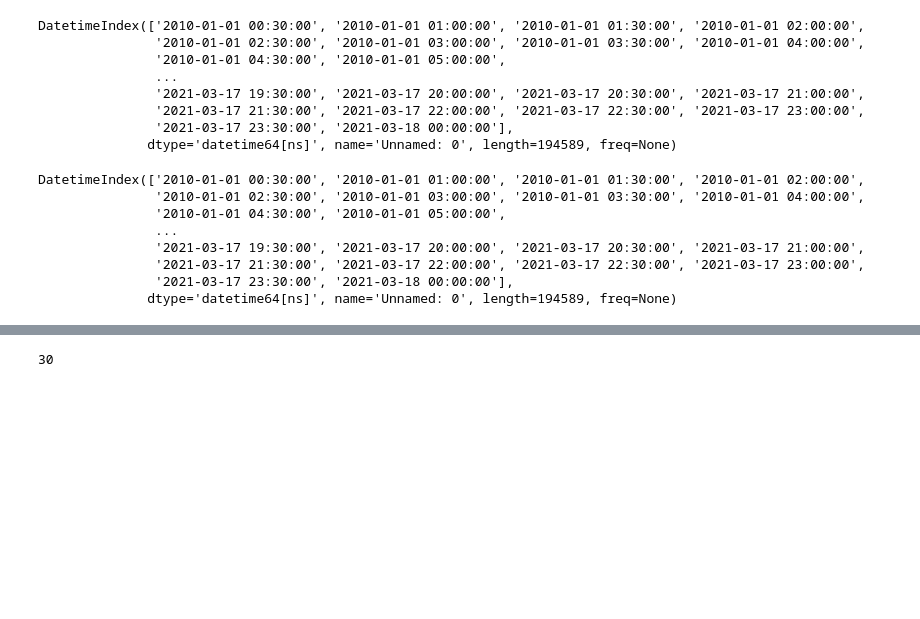
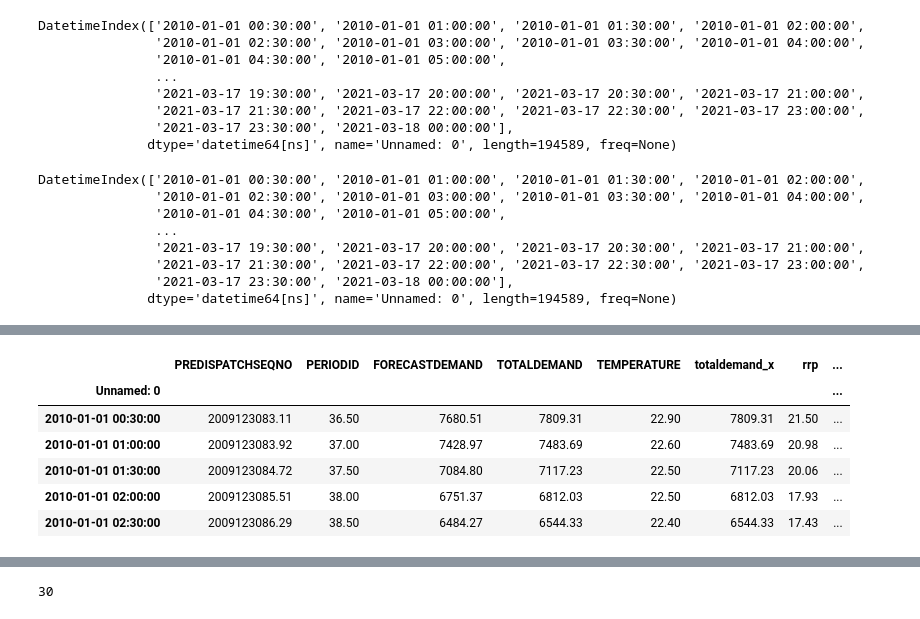
Before and after one commit to mkingopng/electricity_demand_forecasting, a Jupyter notebook: src/NS_Test.ipynb, the cells around one changed output, grey strips where cells are left out. Cells and saved outputs as stored; diff of their text form; code cells hidden in the pictures; blank space fills up the shorter version.

```diff
--- a/src/NS_Test.ipynb
+++ b/src/NS_Test.ipynb
@@ -311,5 +311,5 @@ DatetimeIndex(['2010-01-01 00:30:00', '2010-01-01 01:00:00', '2010-01-01 01:30:0
                '2021-03-17 23:30:00', '2021-03-18 00:00:00'],
               dtype='datetime64[ns]', name='Unnamed: 0', length=194589, freq=None)
 # %%
-print(final_df)
+final_df.head()
 # %% [output]
@@ -332,0 +316,7 @@ Unnamed: 0
+|  | PREDISPATCHSEQNO | PERIODID | FORECASTDEMAND | TOTALDEMAND | TEMPERATURE | totaldemand_x | rrp | ... |
+| Unnamed: 0 |  |  |  |  |  |  |  | ... |
+| 2010-01-01 00:30:00 | 2009123083.11 | 36.50 | 7680.51 | 7809.31 | 22.90 | 7809.31 | 21.50 | ... |
+| 2010-01-01 01:00:00 | 2009123083.92 | 37.00 | 7428.97 | 7483.69 | 22.60 | 7483.69 | 20.98 | ... |
+| 2010-01-01 01:30:00 | 2009123084.72 | 37.50 | 7084.80 | 7117.23 | 22.50 | 7117.23 | 20.06 | ... |
+| 2010-01-01 02:00:00 | 2009123085.51 | 38.00 | 6751.37 | 6812.03 | 22.50 | 6812.03 | 17.93 | ... |
+| 2010-01-01 02:30:00 | 2009123086.29 | 38.50 | 6484.27 | 6544.33 | 22.40 | 6544.33 | 17.43 | ... |
```
Also changed, not shown: parts of 6 cells of this notebook, 14 other files.
